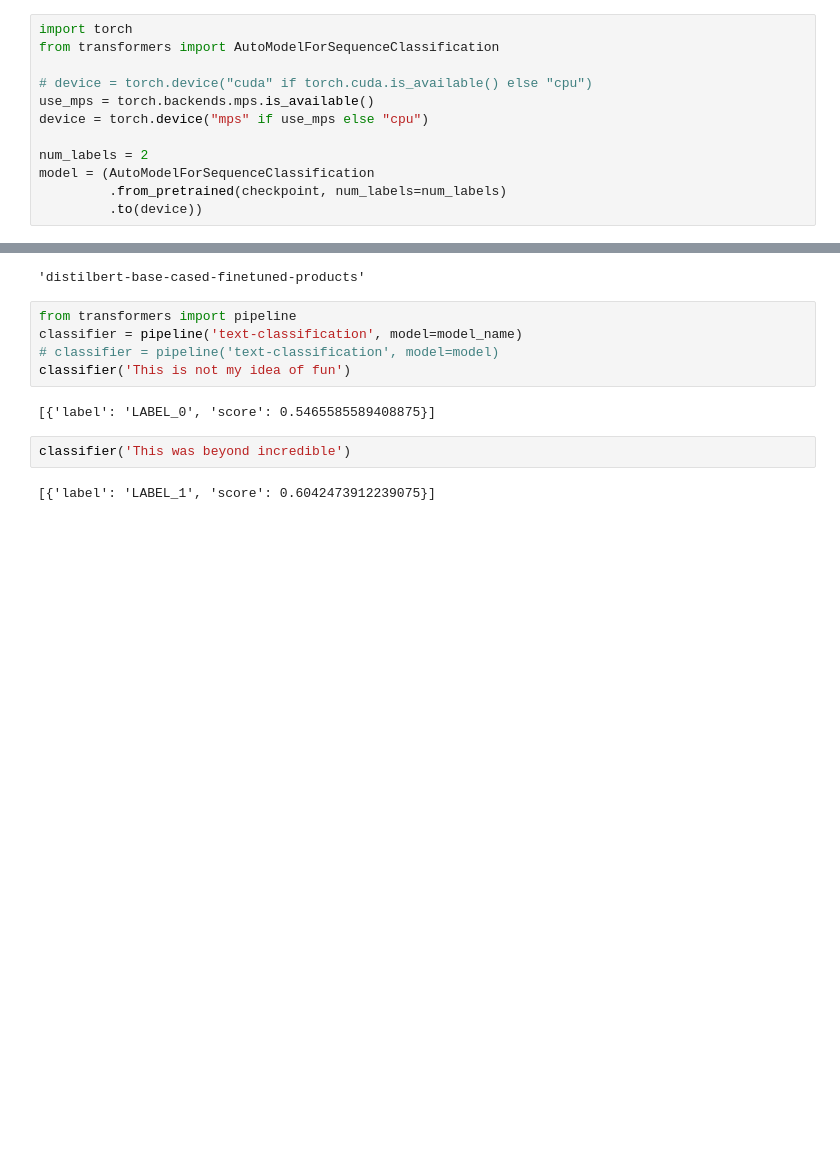
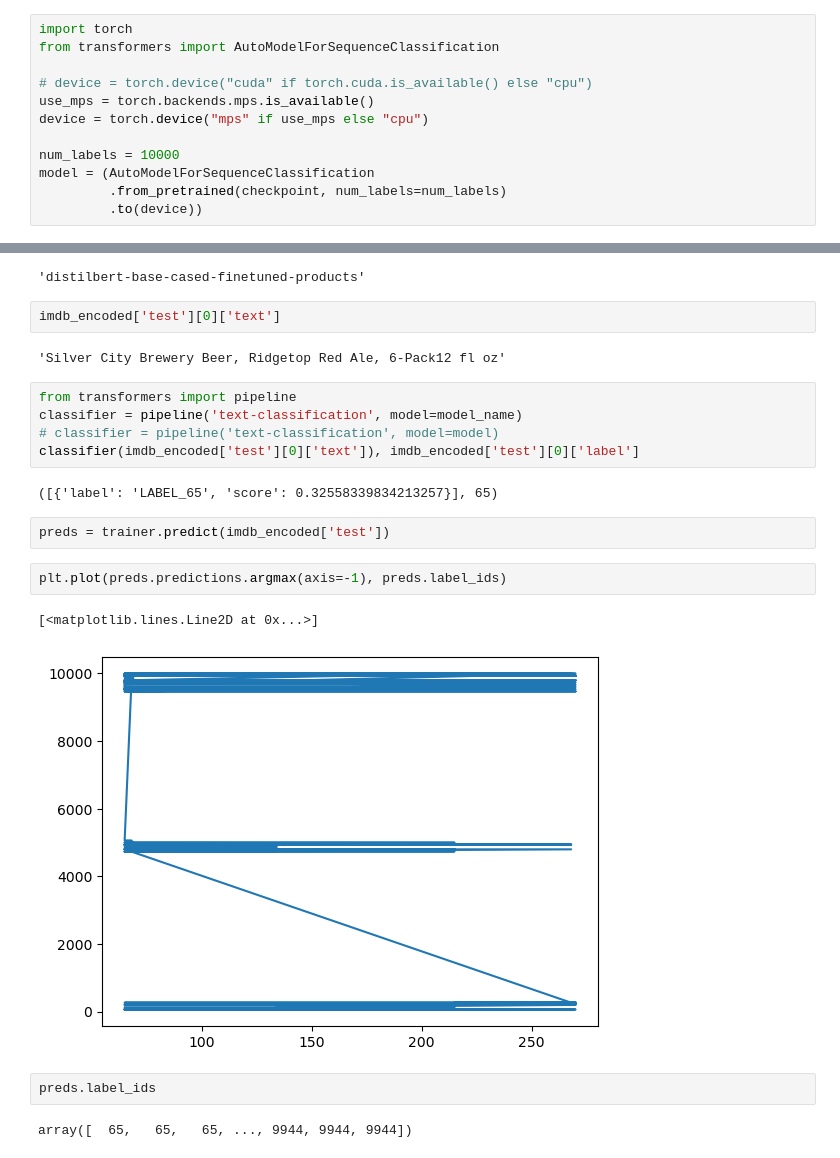
Before and after one commit to EIB-Restaurant/burnt_labels, a Jupyter notebook: llm/text_classification.ipynb, the cells around one changed output, grey strips where cells are left out. Saved outputs shown, nothing was run; the diff lists cells and outputs as text; blank space fills up the shorter version.

```diff
--- a/llm/text_classification.ipynb
+++ b/llm/text_classification.ipynb
@@ -473,7 +337,7 @@ from transformers import AutoModelForSequenceClassification
 use_mps = torch.backends.mps.is_available()
 device = torch.device("mps" if use_mps else "cpu")
 
-num_labels = 2
+num_labels = 10000
 model = (AutoModelForSequenceClassification
          .from_pretrained(checkpoint, num_labels=num_labels)
          .to(device))
@@ -676,14 +549,25 @@ trainer.save_model()
 model_name
 # %% [output]
 'distilbert-base-cased-finetuned-products'
+# %%
+imdb_encoded['test'][0]['text']
+# %% [output]
+'Silver City Brewery Beer, Ridgetop Red Ale, 6-Pack12 fl oz'
 # %%
 from transformers import pipeline
 classifier = pipeline('text-classification', model=model_name)
 # classifier = pipeline('text-classification', model=model)
-classifier('This is not my idea of fun')
+classifier(imdb_encoded['test'][0]['text']), imdb_encoded['test'][0]['label']
 # %% [output]
-[{'label': 'LABEL_0', 'score': 0.5465585589408875}]
+([{'label': 'LABEL_65', 'score': 0.32558339834213257}], 65)
-# %%
-classifier('This was beyond incredible')
-# %% [output]
-[{'label': 'LABEL_1', 'score': 0.6042473912239075}]
+# %%
+preds = trainer.predict(imdb_encoded['test'])
+# %%
+plt.plot(preds.predictions.argmax(axis=-1), preds.label_ids)
+# %% [output]
+[<matplotlib.lines.Line2D at 0x...>]
+[figure, added]
+# %%
+preds.label_ids
+# %% [output]
+array([  65,   65,   65, ..., 9944, 9944, 9944])
```
Also changed, not shown: parts of 31 cells of this notebook.
